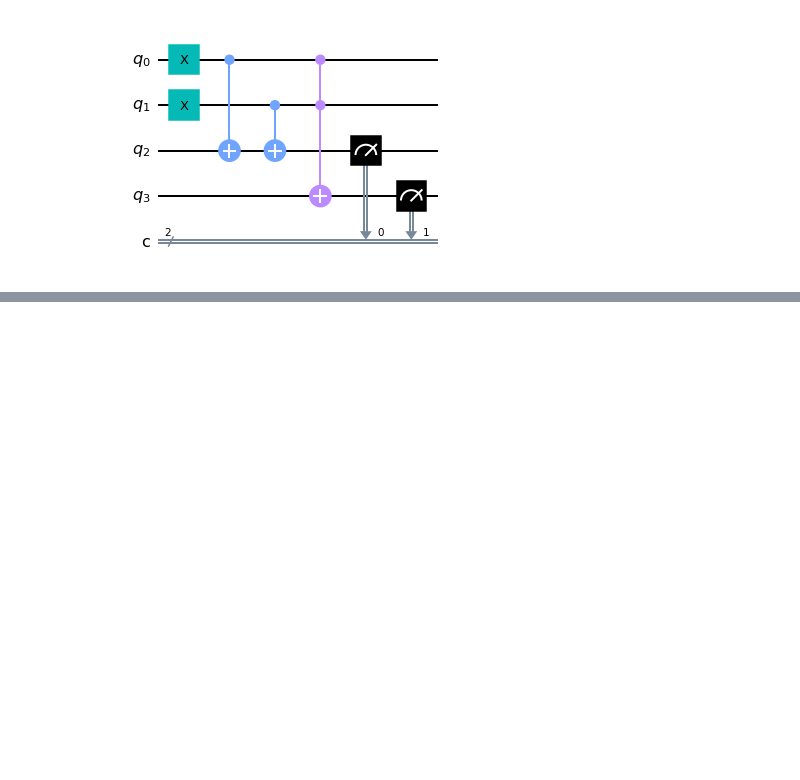
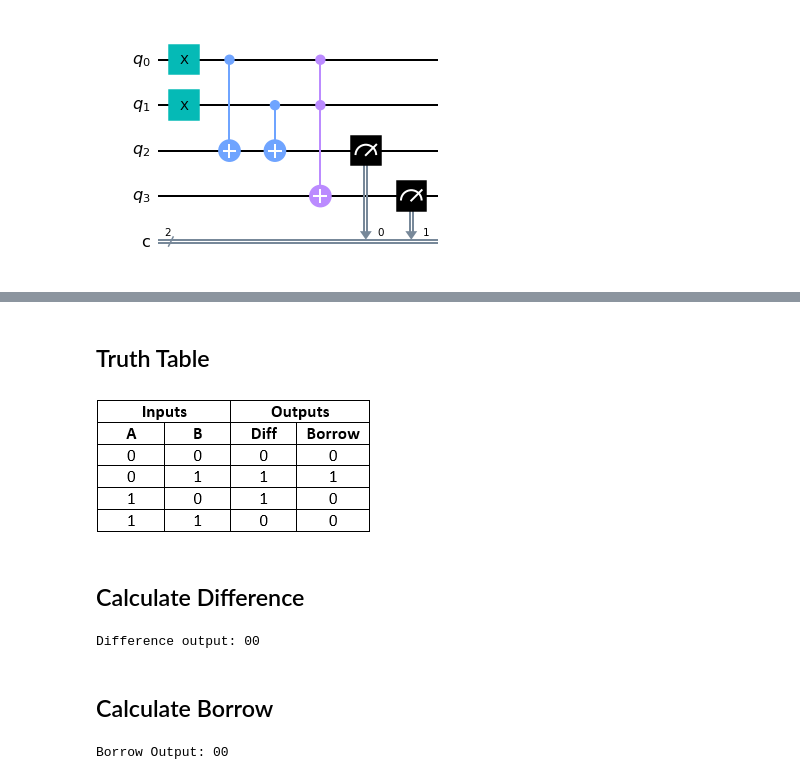
Before and after one commit to jesherjoshua/seds-quantum-computing, a Jupyter notebook: Simulator/some_circuits.ipynb, the cells around one changed output, grey strips where cells are left out. Cells and saved outputs as stored; diff of their text form; code cells hidden in the pictures; blank space fills up the shorter version.

```diff
--- a/Simulator/some_circuits.ipynb
+++ b/Simulator/some_circuits.ipynb
@@ -84,0 +103,26 @@ A       B       S       C
+# %% [markdown]
+## Truth Table
+# %%
+Image('../images/halfsubtractortt.png')
+# %% [output]
+[figure, added]
+# %% [markdown]
+## Calculate Difference
+# %%
+circ.cx(0,2)#XOR
+circ.cx(1,2)
+circ.measure(2,0)
+print(f'Difference output: {test(circ)}')
+# %% [output]
+Difference output: 00
+# %% [markdown]
+## Calculate Borrow
+# %%
+circ.x(0)
+circ.ccx(0,1,3)#AND
+circ.measure(2,0)
+circ.measure(3,1)
+circ.draw('mpl')
+print(f'Borrow Output: {test(circ)}')
+# %% [output]
+Borrow Output: 00
```
Also changed, not shown: parts of 18 cells of this notebook.
